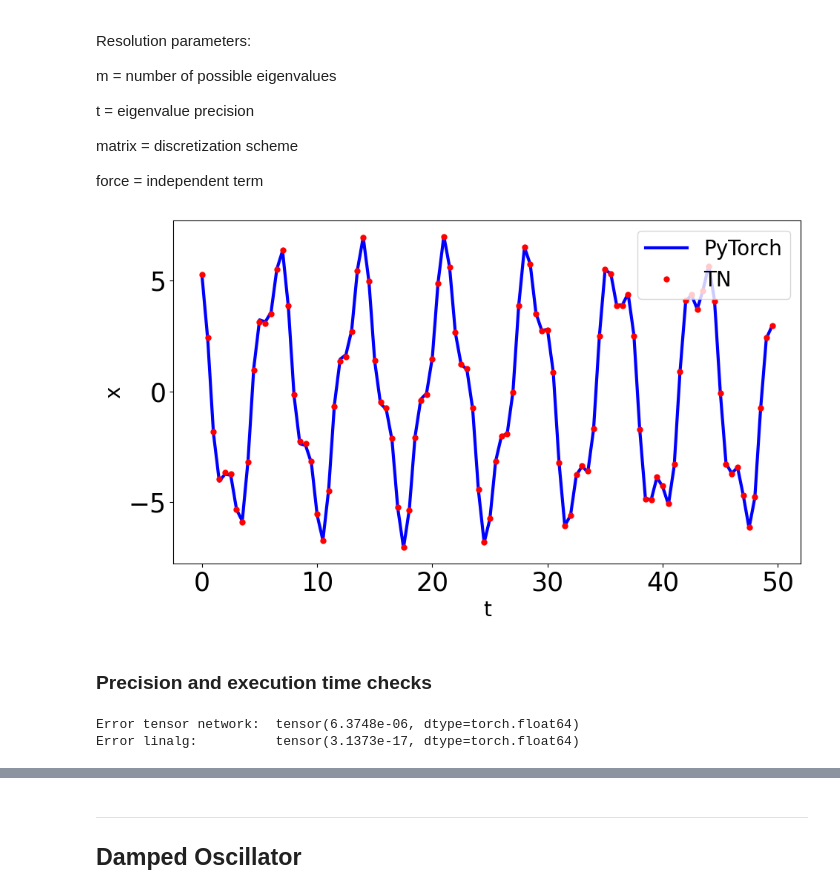
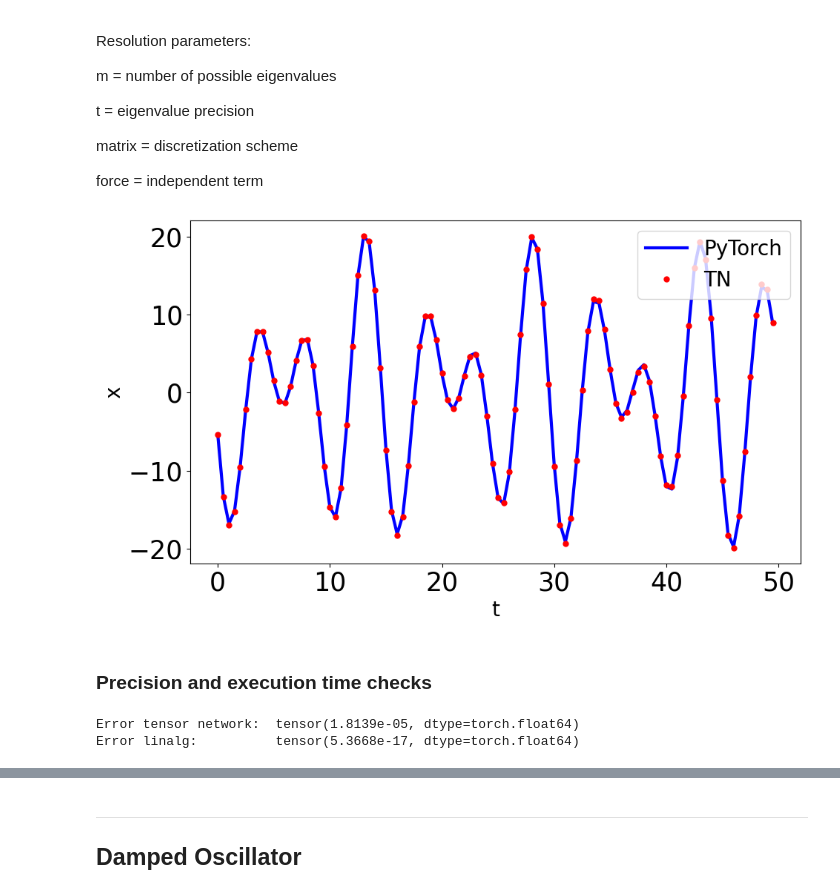
Before and after one commit to DOKOS-TAYOS/Tensor_Networks_HHL_algorithm, a Jupyter notebook: tensor_network_HHL.ipynb, the cells around one changed output, grey strips where cells are left out. Cells and saved outputs as stored; diff of their text form; code cells hidden in the pictures.

```diff
--- a/tensor_network_HHL.ipynb
+++ b/tensor_network_HHL.ipynb
@@ -455,40 +457,40 @@ force = independent term
 params_OAF = {
     'k'     : 5,
     'm'     : 7,
-    'nu'    : 3.14,
+    'nu'    : 0.4,
     'C'     : 9.,
     'x0'    : 5,
     'xq'    : 3,
     'dt'    : 0.5,
     'steps' : 100
     }
 
 #Resolution parameters
 num_eigen = 2000
 t = 6000
 
 #-------------------------------------------------------------------------
 #Create matrix and vector
 force, matrix = problem_OAF(params_OAF, scaling=True)
 
 #Results
 tn_result = tensornetwork_HHL(num_eigen, t, force, matrix)*params_OAF['dt']**2
 #Real result
 actual_result = torch.linalg.inv(matrix) @ force
 actual_result = actual_result.real * params_OAF['dt']**2
 
 #Plot
 plt.figure('Forced oscillator', figsize=(10,6))
 plt.plot(np.arange(params_OAF['steps'])*params_OAF['dt'], actual_result, 'b-', linewidth=3,  label='PyTorch')
 plt.plot(np.arange(params_OAF['steps'])*params_OAF['dt'], tn_result, 'r.', markersize=10, label='TN')
 
 plt.xlabel('t'); plt.ylabel('x')
 plt.legend(loc='upper right')
 plt.tight_layout()
 plt.savefig('OAF.pdf')
 plt.show()
 # %% [output]
-[figure, old version]
+[figure, new version]
 # %% [markdown]
 ### Precision and execution time checks
 # %%
@@ -499,8 +501,8 @@ errorreal = torch.sqrt(torch.sum((force.real*params_OAF['dt']**2 - torch.matmul(
 print('Error tensor network: ', error1)
 print('Error linalg:         ', errorreal)
 # %% [output]
-Error tensor network:  tensor(6.3748e-06, dtype=torch.float64)
-Error linalg:          tensor(3.1373e-17, dtype=torch.float64)
+Error tensor network:  tensor(1.8139e-05, dtype=torch.float64)
+Error linalg:          tensor(5.3668e-17, dtype=torch.float64)
 # %%
 %timeit tensornetwork_HHL(num_eigen, t, force, matrix)
 %timeit (torch.linalg.inv(matrix) @ force).real
```
Also changed, not shown: parts of 25 cells of this notebook, 6 other files.
